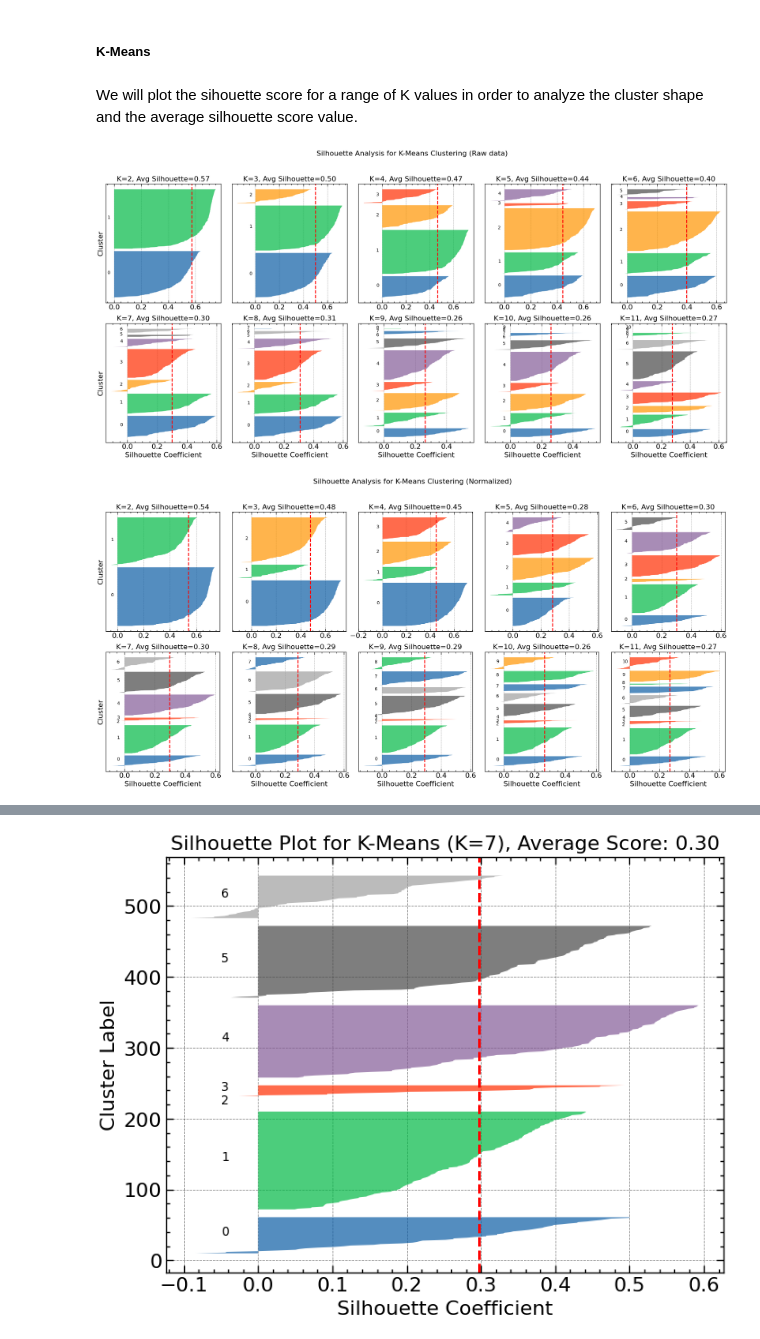
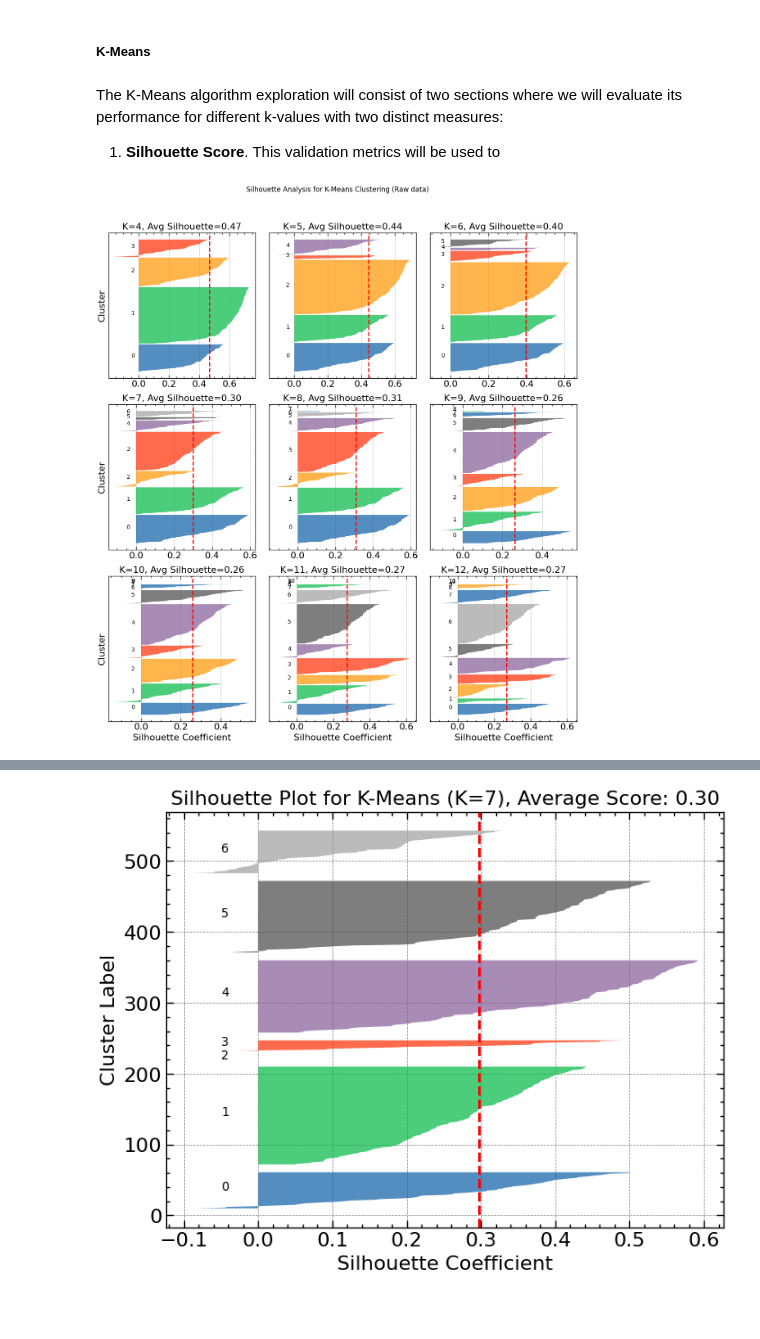
Before and after one commit to MarioPasc/complearn_projects, a Jupyter notebook: Clustering/code/k_means_clustering_sporulaton.ipynb, the cells around one changed output, grey strips where cells are left out. Cells and saved outputs as stored; diff of their text form; code cells hidden in the pictures; blank space fills up the shorter version.

Commit message:
ipynb Code added explanations to the sections of kmeans

```diff
--- a/Clustering/code/k_means_clustering_sporulaton.ipynb
+++ b/Clustering/code/k_means_clustering_sporulaton.ipynb
@@ -434,8 +447,9 @@ def load_centroids_from_csv(K_list: List[int], csv_path: str) -> Dict[int, List[
     return centroids_dict
 # %% [markdown]
 ##### K-Means
-# %% [markdown]
-We will plot the sihouette score for a range of K values in order to analyze the cluster shape and the average silhouette score value.
+# %% [markdown]
+The K-Means algorithm exploration will consist of two sections where we will evaluate its performance for different k-values with two distinct measures:
+1. **Silhouette Score**. This validation metrics will be used to
 # %%
 def kmeans_silhouette_analysis(data: pd.DataFrame, k_centroids_dict: dict, title:str = 'Silhouette Analysis for K-Means Clustering'):
     """
@@ -460,8 +474,8 @@ def kmeans_silhouette_analysis(data: pd.DataFrame, k_centroids_dict: dict, title
     }
 
     # Create a figure for the subplots (2 rows x 5 columns for a maximum of 10 K values)
-    fig, axes = plt.subplots(nrows=2, ncols=5, figsize=(20, 10))
-    fig.suptitle(title, fontsize=16)
+    fig, axes = plt.subplots(nrows=3, ncols=3, figsize=(12, 14))
+    fig.suptitle(title, fontsize=12)
 
     # Flatten the axes array to easily index it
     axes = axes.flatten()
@@ -483,40 +497,36 @@ def kmeans_silhouette_analysis(data: pd.DataFrame, k_centroids_dict: dict, title
         # Plot the silhouette scores
         ax = axes[idx]
         y_lower = 10
         for i in range(K):
             ith_cluster_silhouette_vals = silhouette_vals[labels == i]
             ith_cluster_silhouette_vals.sort()
             size_cluster_i = ith_cluster_silhouette_vals.shape[0]
             y_upper = y_lower + size_cluster_i
             ax.fill_betweenx(np.arange(y_lower, y_upper), 0, ith_cluster_silhouette_vals, alpha=0.7)
             ax.text(-0.05, y_lower + 0.5 * size_cluster_i, str(i))
-            y_lower = y_upper + 10
+            y_lower = y_upper + 2
 
         ax.set_title(f'K={K}, Avg Silhouette={silhouette_avg:.2f}')
 
-        if idx > 4: ax.set_xlabel('Silhouette Coefficient')
-        if (idx == 0 or idx == 5): ax.set_ylabel('Cluster')
+        if idx > 5: ax.set_xlabel('Silhouette Coefficient')
+        if (idx == 0 or idx == 3 or idx == 6): ax.set_ylabel('Cluster')
         ax.set_yticks([])
         ax.axvline(x=silhouette_avg, color="red", linestyle="--")
 
     # Hide any extra subplots that are not used
-    for i in range(len(k_centroids_dict), 10):
+    for i in range(len(k_centroids_dict), 9):
         fig.delaxes(axes[i])
 
     plt.tight_layout(rect=[0, 0, 1, 0.95])  # Adjust layout to make space for the title
     plt.show()
 
     # Convert results to DataFrame and return
     results_df = pd.DataFrame(results)
     return results_df
 
-K_list = [2,3,4,5,6,7,8,9,10,11]
+K_list = [4,5,6,7,8,9,10,11,12]
 
 centroids_unprocessed = load_centroids_from_csv(K_list=K_list, csv_path='../results/unprocessed_data_UPGMA_centroids.csv')
 results_unprocessed = kmeans_silhouette_analysis(data[data.columns[1:]], centroids_unprocessed, title='Silhouette Analysis for K-Means Clustering (Raw data)')
-
-centroids_normalized = load_centroids_from_csv(K_list=K_list, csv_path='../results/normalized_data_UPGMA_centroids.csv')
-results_normalized = kmeans_silhouette_analysis(data_normalized[data_normalized.columns[1:]], centroids_normalized, title='Silhouette Analysis for K-Means Clustering (Normalized)')
 # %% [output]
-[figure, old version]
+[figure, new version]
-[figure, removed]
```
Also changed, not shown: parts of 6 cells of this notebook.
